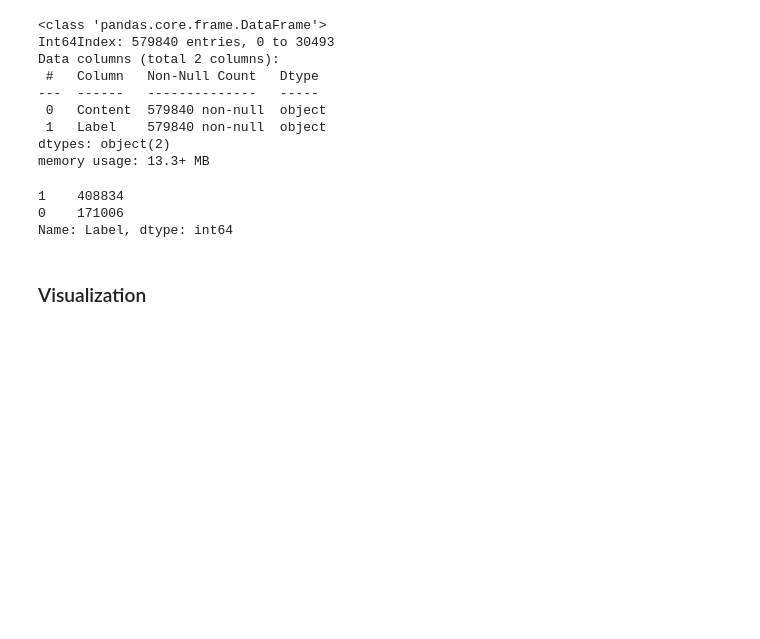
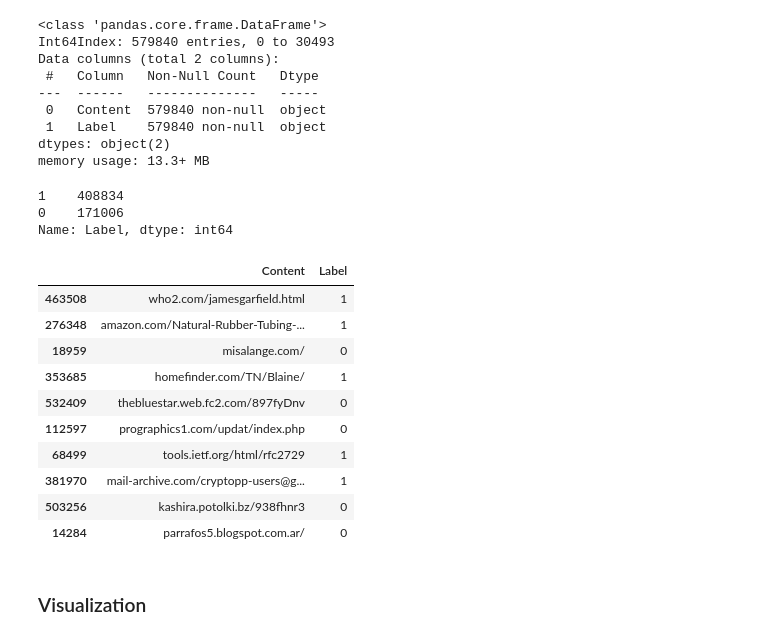
Before and after one commit to giacomovitangeli/phishing-detection, a Jupyter notebook: phishing_detection.ipynb, the cells around one changed output. Drawn from its saved outputs; the diff is of its cells as text; code cells hidden in the pictures; blank space fills up the shorter version.

```diff
--- a/phishing_detection.ipynb
+++ b/phishing_detection.ipynb
@@ -135,6 +140,20 @@ fig.show()
 1    408834
 0    171006
 Name: Label, dtype: int64
+# %%
+df.sample(10)
+# %% [output]
+|  | Content | Label |
+| 463508 | who2.com/jamesgarfield.html | 1 |
+| 276348 | amazon.com/Natural-Rubber-Tubing-... | 1 |
+| 18959 | misalange.com/ | 0 |
+| 353685 | homefinder.com/TN/Blaine/ | 1 |
+| 532409 | thebluestar.web.fc2.com/897fyDnv | 0 |
+| 112597 | prographics1.com/updat/index.php | 0 |
+| 68499 | tools.ietf.org/html/rfc2729 | 1 |
+| 381970 | mail-archive.com/cryptopp-users@g... | 1 |
+| 503256 | kashira.potolki.bz/938fhnr3 | 0 |
+| 14284 | parrafos5.blogspot.com.ar/ | 0 |
 # %% [markdown]
 ### Visualization
 # %%
```
Also changed, not shown: parts of 29 cells of this notebook.
